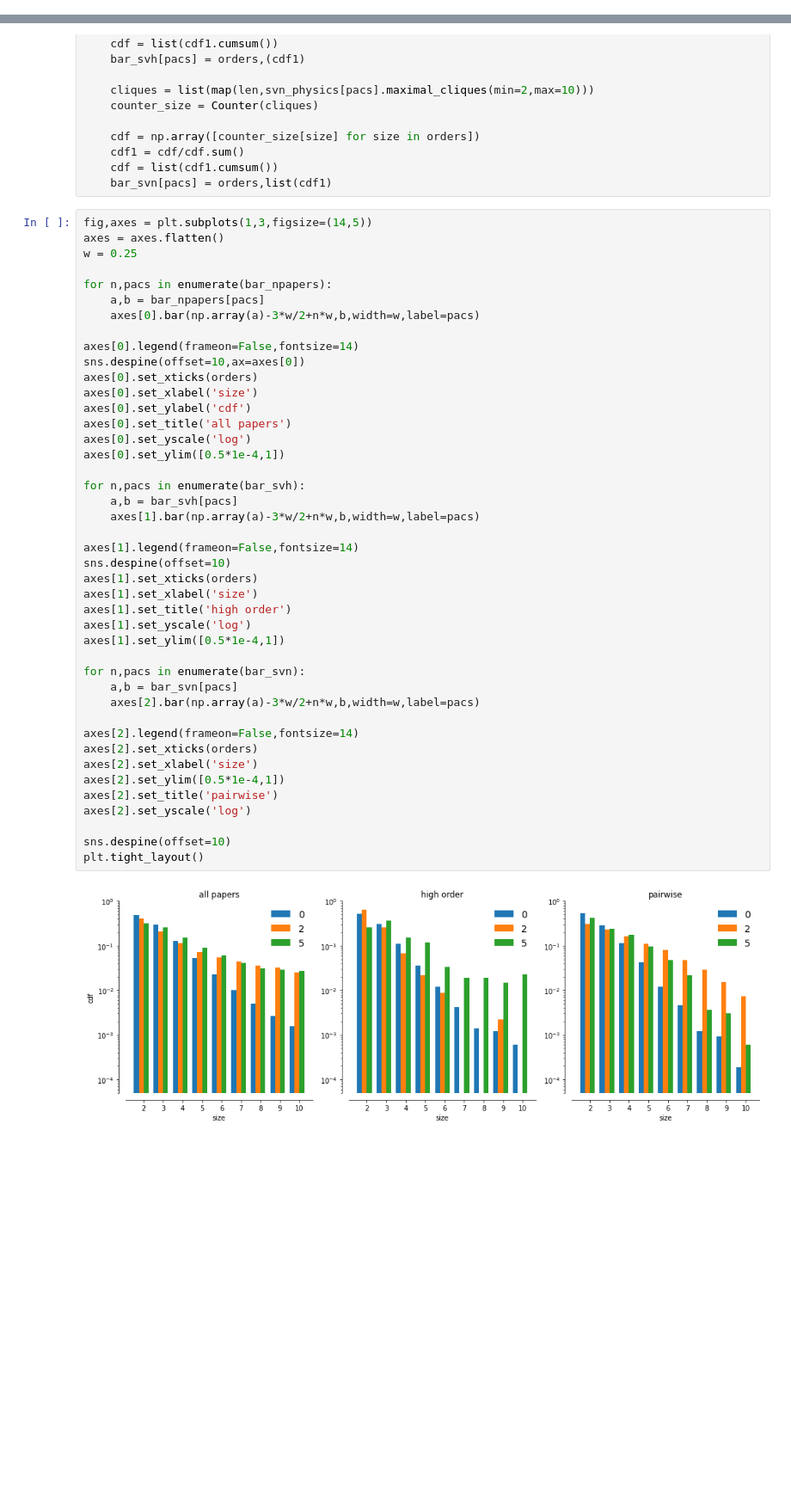
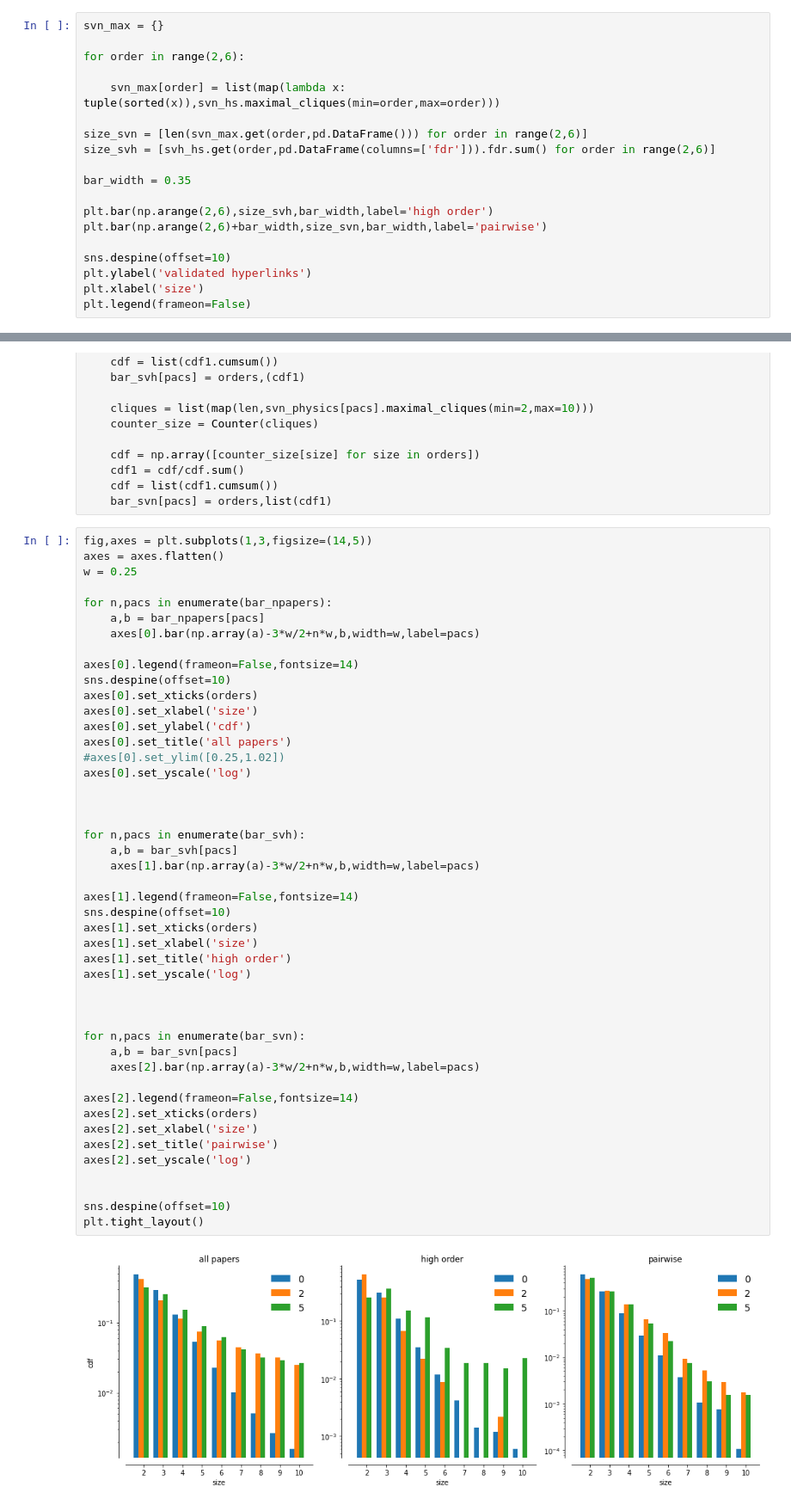
Before and after one commit to musci8/SVH, a Jupyter notebook: Example.ipynb, the cells around one changed output, grey strips where cells are left out. Shown: that part at 86% size. Saved outputs shown, nothing was run; the diff lists cells and outputs as text; blank space fills up the shorter version.

```diff
--- a/Example.ipynb
+++ b/Example.ipynb
@@ -269,0 +272,19 @@ plt.legend(frameon=False)
+# %%
+svn_max = {}
+
+for order in range(2,6):
+
+    svn_max[order] = list(map(lambda x: tuple(sorted(x)),svn_hs.maximal_cliques(min=order,max=order)))
+
+size_svn = [len(svn_max.get(order,pd.DataFrame())) for order in range(2,6)]
+size_svh = [svh_hs.get(order,pd.DataFrame(columns=['fdr'])).fdr.sum() for order in range(2,6)]
+
+bar_width = 0.35
+
+plt.bar(np.arange(2,6),size_svh,bar_width,label='high order')
+plt.bar(np.arange(2,6)+bar_width,size_svn,bar_width,label='pairwise')
+
+sns.despine(offset=10)
+plt.ylabel('validated hyperlinks')
+plt.xlabel('size')
+plt.legend(frameon=False)
@@ -346,38 +371,41 @@ for n,pacs in enumerate(bar_npapers):
     axes[0].bar(np.array(a)-3*w/2+n*w,b,width=w,label=pacs)
 
 axes[0].legend(frameon=False,fontsize=14)
-sns.despine(offset=10,ax=axes[0])
+sns.despine(offset=10)
 axes[0].set_xticks(orders)
 axes[0].set_xlabel('size')
 axes[0].set_ylabel('cdf')
 axes[0].set_title('all papers')
+#axes[0].set_ylim([0.25,1.02])
 axes[0].set_yscale('log')
-axes[0].set_ylim([0.5*1e-4,1])
+
+
 
 for n,pacs in enumerate(bar_svh):
     a,b = bar_svh[pacs]
     axes[1].bar(np.array(a)-3*w/2+n*w,b,width=w,label=pacs)
 
 axes[1].legend(frameon=False,fontsize=14)
 sns.despine(offset=10)
 axes[1].set_xticks(orders)
 axes[1].set_xlabel('size')
 axes[1].set_title('high order')
 axes[1].set_yscale('log')
-axes[1].set_ylim([0.5*1e-4,1])
+
+
 
 for n,pacs in enumerate(bar_svn):
     a,b = bar_svn[pacs]
     axes[2].bar(np.array(a)-3*w/2+n*w,b,width=w,label=pacs)
 
 axes[2].legend(frameon=False,fontsize=14)
 axes[2].set_xticks(orders)
 axes[2].set_xlabel('size')
-axes[2].set_ylim([0.5*1e-4,1])
 axes[2].set_title('pairwise')
 axes[2].set_yscale('log')
 
+
 sns.despine(offset=10)
 plt.tight_layout()
 # %% [output]
-[figure, old version]
+[figure, new version]
```
Also changed, not shown: parts of 7 cells of this notebook, 1 other file.
